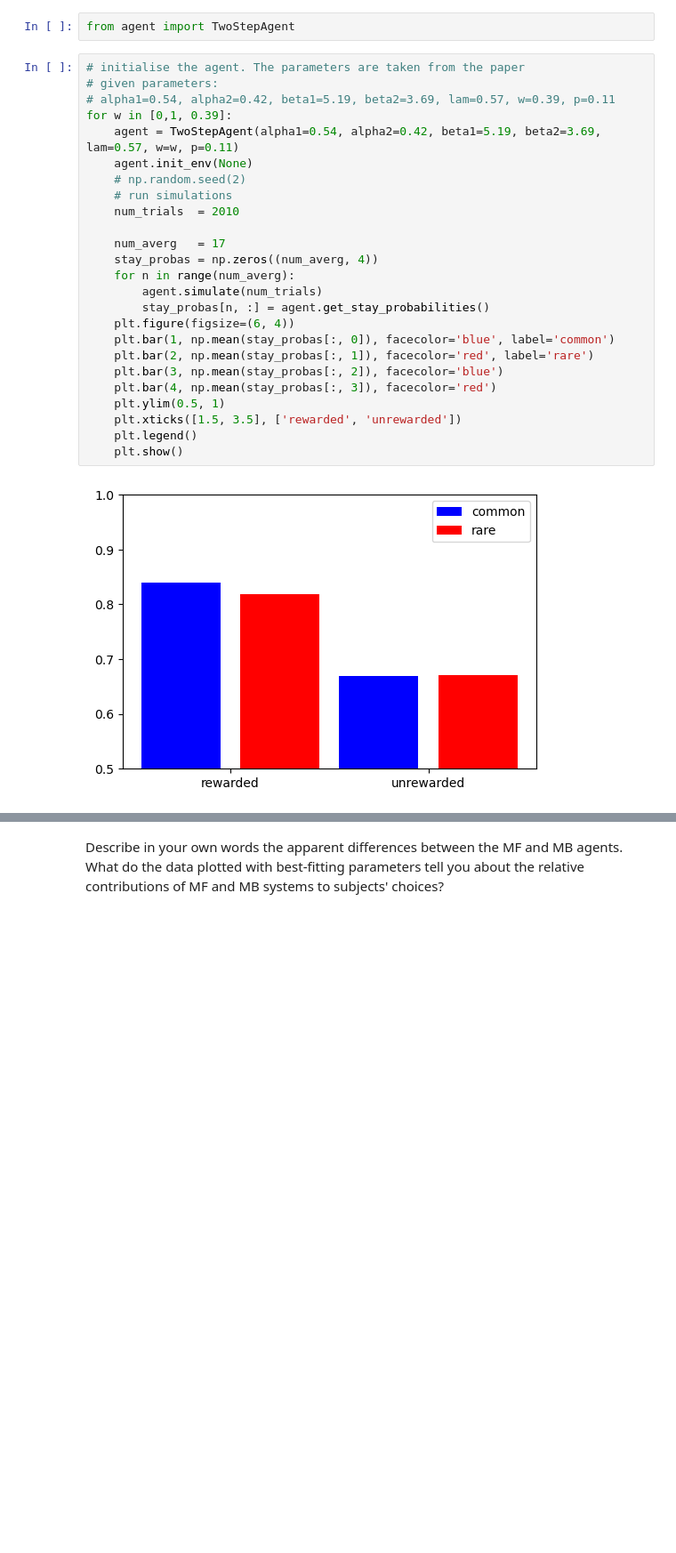
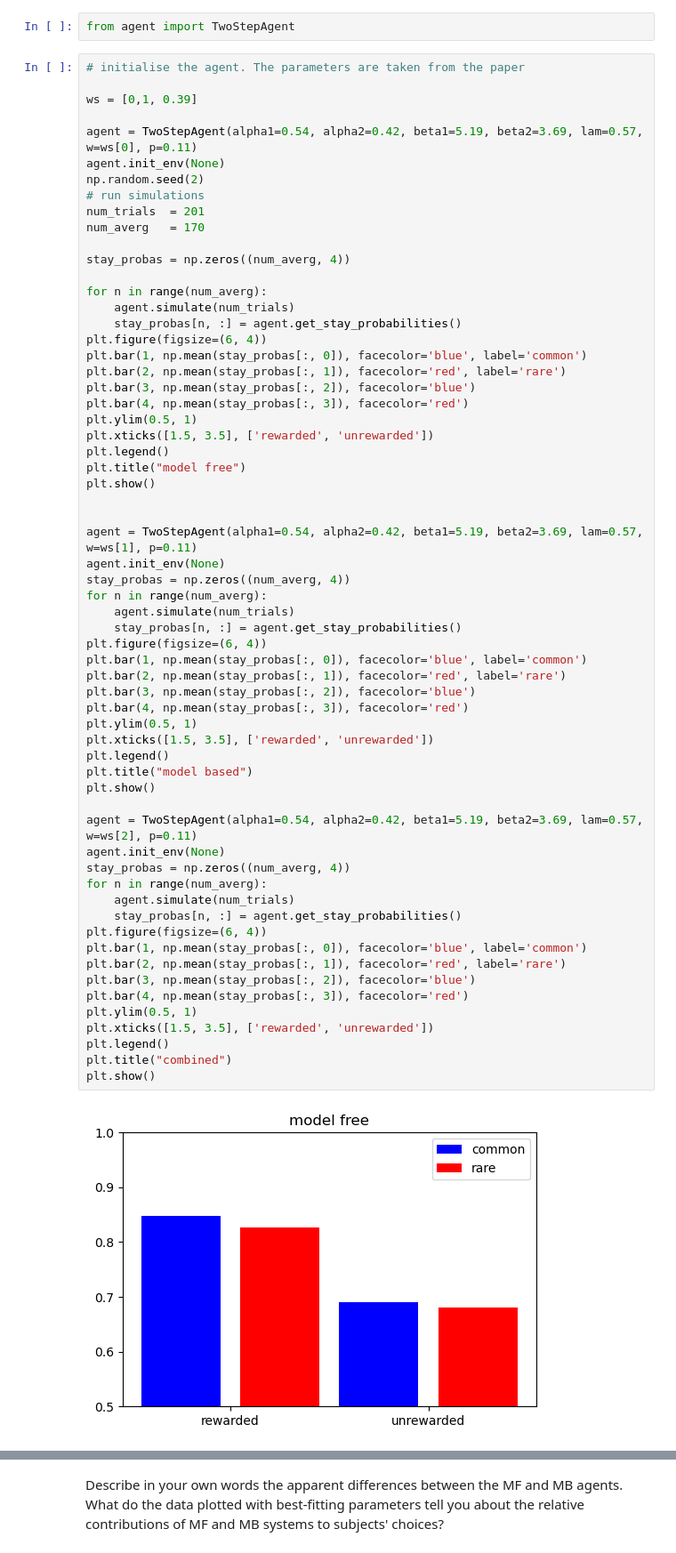
Before and after one commit to lolotta/Neural_Modeling, a Jupyter notebook: HW3/code/assignment.ipynb, the cells around one changed output, grey strips where cells are left out. Shown: that part at 89% size. Cells and saved outputs as stored; diff of their text form; blank space fills up the shorter version.

```diff
--- a/HW3/code/assignment.ipynb
+++ b/HW3/code/assignment.ipynb
@@ -99,28 +99,65 @@ For this part of the assigniment, **your task is to reproduce and visualise data
 from agent import TwoStepAgent
 # %%
 # initialise the agent. The parameters are taken from the paper
-# given parameters:
-# alpha1=0.54, alpha2=0.42, beta1=5.19, beta2=3.69, lam=0.57, w=0.39, p=0.11
-for w in [0,1, 0.39]:
-    agent = TwoStepAgent(alpha1=0.54, alpha2=0.42, beta1=5.19, beta2=3.69, lam=0.57, w=w, p=0.11)
-    agent.init_env(None)
-    # np.random.seed(2)
-    # run simulations
-    num_trials  = 2010
 
-    num_averg   = 17
-    stay_probas = np.zeros((num_averg, 4))
-    for n in range(num_averg):
-        agent.simulate(num_trials)
-        stay_probas[n, :] = agent.get_stay_probabilities()
-    plt.figure(figsize=(6, 4))
-    plt.bar(1, np.mean(stay_probas[:, 0]), facecolor='blue', label='common')
-    plt.bar(2, np.mean(stay_probas[:, 1]), facecolor='red', label='rare')
-    plt.bar(3, np.mean(stay_probas[:, 2]), facecolor='blue')
-    plt.bar(4, np.mean(stay_probas[:, 3]), facecolor='red')
-    plt.ylim(0.5, 1)
-    plt.xticks([1.5, 3.5], ['rewarded', 'unrewarded'])
-    plt.legend()
-    plt.show()
+ws = [0,1, 0.39]
+
+agent = TwoStepAgent(alpha1=0.54, alpha2=0.42, beta1=5.19, beta2=3.69, lam=0.57, w=ws[0], p=0.11)
+agent.init_env(None)
+np.random.seed(2)
+# run simulations
+num_trials  = 201
+num_averg   = 170
+
+stay_probas = np.zeros((num_averg, 4))
+
+for n in range(num_averg):
+    agent.simulate(num_trials)
+    stay_probas[n, :] = agent.get_stay_probabilities()
+plt.figure(figsize=(6, 4))
+plt.bar(1, np.mean(stay_probas[:, 0]), facecolor='blue', label='common')
+plt.bar(2, np.mean(stay_probas[:, 1]), facecolor='red', label='rare')
+plt.bar(3, np.mean(stay_probas[:, 2]), facecolor='blue')
+plt.bar(4, np.mean(stay_probas[:, 3]), facecolor='red')
+plt.ylim(0.5, 1)
+plt.xticks([1.5, 3.5], ['rewarded', 'unrewarded'])
+plt.legend()
+plt.title("model free")
+plt.show()
+
+
+agent = TwoStepAgent(alpha1=0.54, alpha2=0.42, beta1=5.19, beta2=3.69, lam=0.57, w=ws[1], p=0.11)
+agent.init_env(None)
+stay_probas = np.zeros((num_averg, 4))
+for n in range(num_averg):
+    agent.simulate(num_trials)
+    stay_probas[n, :] = agent.get_stay_probabilities()
+plt.figure(figsize=(6, 4))
+plt.bar(1, np.mean(stay_probas[:, 0]), facecolor='blue', label='common')
+plt.bar(2, np.mean(stay_probas[:, 1]), facecolor='red', label='rare')
+plt.bar(3, np.mean(stay_probas[:, 2]), facecolor='blue')
+plt.bar(4, np.mean(stay_probas[:, 3]), facecolor='red')
+plt.ylim(0.5, 1)
+plt.xticks([1.5, 3.5], ['rewarded', 'unrewarded'])
+plt.legend()
+plt.title("model based")
+plt.show()
+
+agent = TwoStepAgent(alpha1=0.54, alpha2=0.42, beta1=5.19, beta2=3.69, lam=0.57, w=ws[2], p=0.11)
+agent.init_env(None)
+stay_probas = np.zeros((num_averg, 4))
+for n in range(num_averg):
+    agent.simulate(num_trials)
+    stay_probas[n, :] = agent.get_stay_probabilities()
+plt.figure(figsize=(6, 4))
+plt.bar(1, np.mean(stay_probas[:, 0]), facecolor='blue', label='common')
+plt.bar(2, np.mean(stay_probas[:, 1]), facecolor='red', label='rare')
+plt.bar(3, np.mean(stay_probas[:, 2]), facecolor='blue')
+plt.bar(4, np.mean(stay_probas[:, 3]), facecolor='red')
+plt.ylim(0.5, 1)
+plt.xticks([1.5, 3.5], ['rewarded', 'unrewarded'])
+plt.legend()
+plt.title("combined")
+plt.show()
 # %% [output]
-[figure, old version]
+[figure, new version]
```
Also changed, not shown: parts of 4 cells of this notebook, 2 other files.
